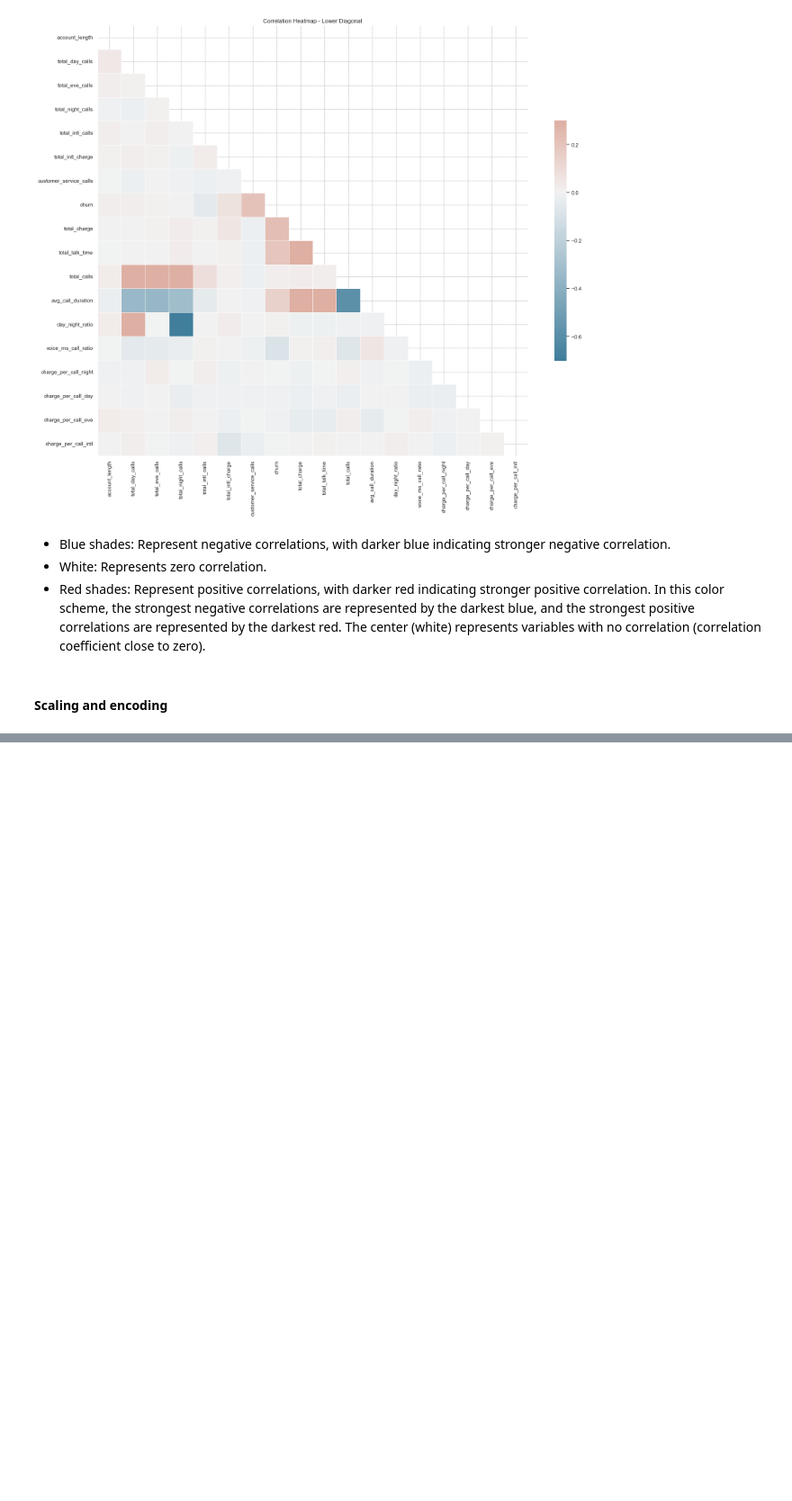
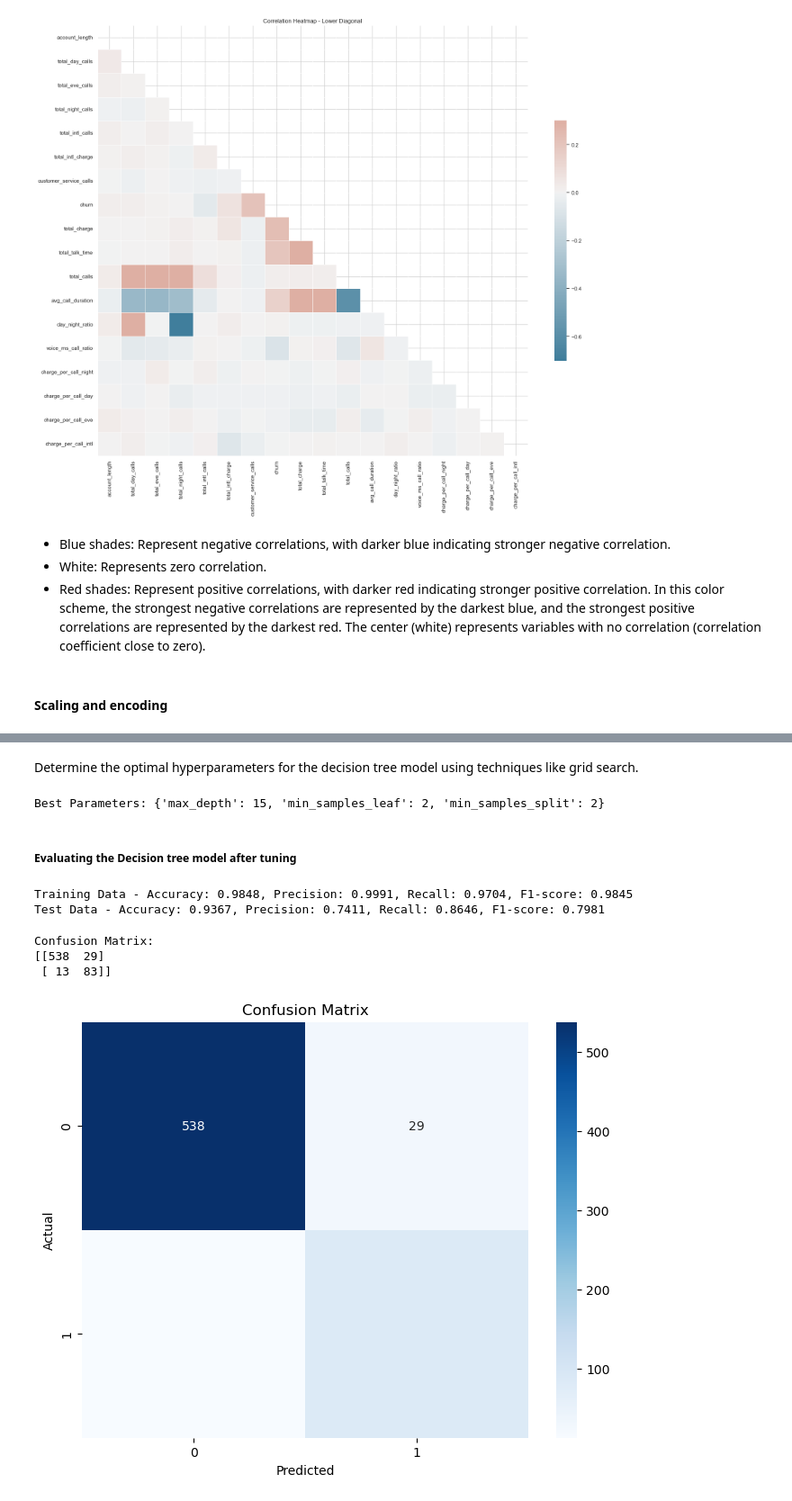
Before and after one commit to Rodgerdev/telecomm_customer_churn, a Jupyter notebook: churn.ipynb, the cells around one changed output, grey strips where cells are left out. Shown at 90% size. Cells and saved outputs as stored; diff of their text form; code cells hidden in the pictures; blank space fills up the shorter version.

```diff
--- a/churn.ipynb
+++ b/churn.ipynb
@@ -784,0 +847,6 @@ In this color scheme, the strongest negative correlations are represented by the
+# %%
+# Create an instance of SMOTE
+smote = SMOTE(random_state=42)
+
+# Apply SMOTE to the training set
+X_train_resampled, y_train_resampled = smote.fit_resample(X_train, y_train)
@@ -784,0 +911,51 @@ In this color scheme, the strongest negative correlations are represented by the
+# %% [markdown]
+Determine the optimal hyperparameters for the decision tree model using techniques like grid search.
+# %%
+# Define the parameter grid to search
+param_grid = {
+    'max_depth': [5, 7,10, 15],
+    'min_samples_split': [2, 5, 10],
+    'min_samples_leaf': [1, 2, 4,6],
+}
+
+# Create an instance of the decision tree classifier
+clf = DecisionTreeClassifier(random_state=42)
+
+# Perform grid search
+grid_search = GridSearchCV(clf, param_grid, cv=5)
+grid_search.fit(X_train_resampled,y_train_resampled)
+
+# Print the best parameters found
+print("Best Parameters:", grid_search.best_params_)
+# %% [output]
+Best Parameters: {'max_depth': 15, 'min_samples_leaf': 2, 'min_samples_split': 2}
+# %%
+# Use the best model found for predictions
+best_clf = grid_search.best_estimator_
+y_predd = best_clf.predict(X_test)
+# %% [markdown]
+##### Evaluating the Decision tree model after tuning
+# %%
+# Evaluate tuned decision tree model
+evaluate_model(best_clf, X_train_resampled, y_train_resampled, X_test, y_test)
+# %% [output]
+Training Data - Accuracy: 0.9848, Precision: 0.9991, Recall: 0.9704, F1-score: 0.9845
+Test Data - Accuracy: 0.9367, Precision: 0.7411, Recall: 0.8646, F1-score: 0.7981
+# %%
+# Generate confusion matrix
+confusion_mat = confusion_matrix(y_test, y_predd)
+print("Confusion Matrix:")
+print(confusion_mat)
+
+# Display confusion matrix as a heatmap
+plt.figure(figsize=(8, 6))
+sns.heatmap(confusion_mat, annot=True, fmt='d', cmap='Blues')
+plt.xlabel('Predicted')
+plt.ylabel('Actual')
+plt.title('Confusion Matrix')
+plt.show()
+# %% [output]
+Confusion Matrix:
+[[538  29]
+ [ 13  83]]
+[figure, added]
```
Also changed, not shown: parts of 47 cells of this notebook.
